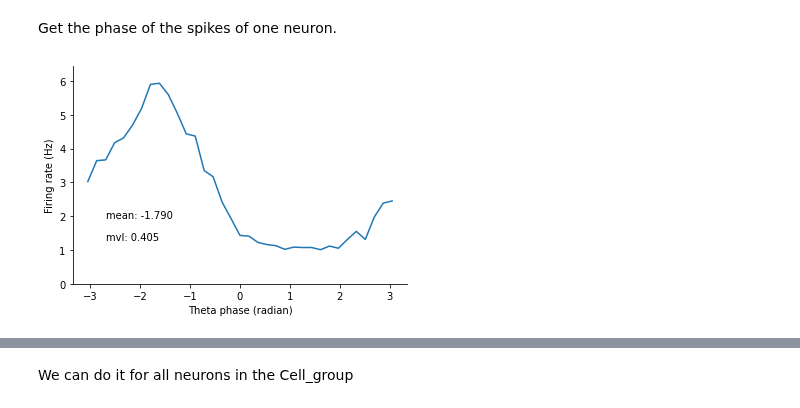
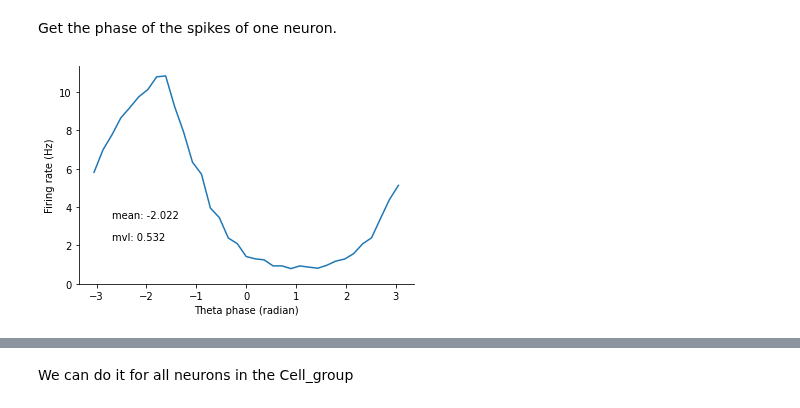
Before and after one commit to kevin-allen/spikeA, a Jupyter notebook: docs_notebooks/spike_phase.ipynb, the cells around one changed output, grey strips where cells are left out. Saved outputs shown, nothing was run; the diff lists cells and outputs as text; code cells hidden in the pictures.

Commit message:
replaced buggy c-function to calculate spikes phases with python code

```diff
--- a/docs_notebooks/spike_phase.ipynb
+++ b/docs_notebooks/spike_phase.ipynb
@@ -43,10 +46,10 @@ Get the phase of the spikes of one neuron.
 # %%
 st = cg.neuron_list[5].spike_train
 sph = Spike_phase(st,theta.cycles[0])
 sph.spike_phase()
 fig,axes = plt.subplots(nrows=1, ncols=1) # we use pyplot.subplots to get a figure and axes.
 sph.plot_phase_histogram(axes)
-#sph.spike_phase_stats()
+sph.spike_phase_stats()
 plt.savefig("/tmp/test_fig.png")
 # %% [output]
-[figure, old version]
+[figure, new version]
```
Also changed, not shown: parts of 8 cells of this notebook, 2 other files.
